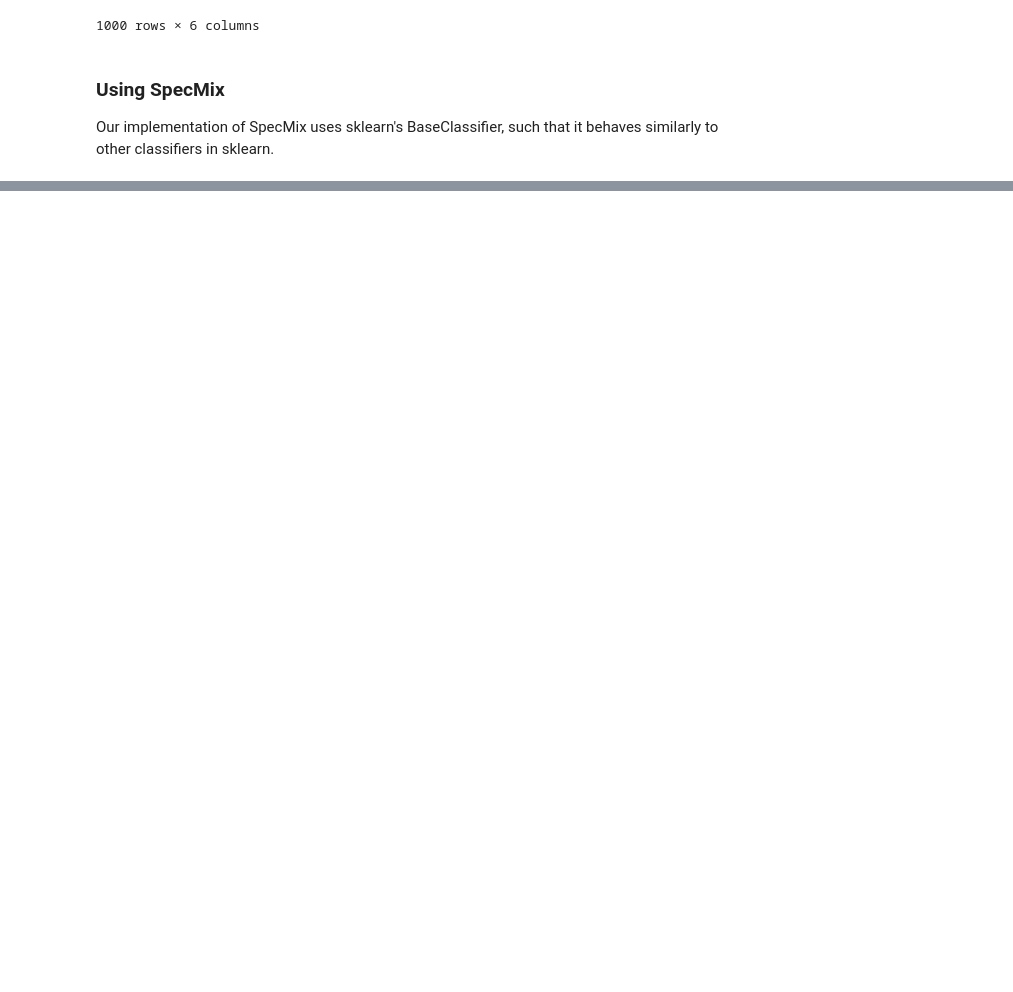
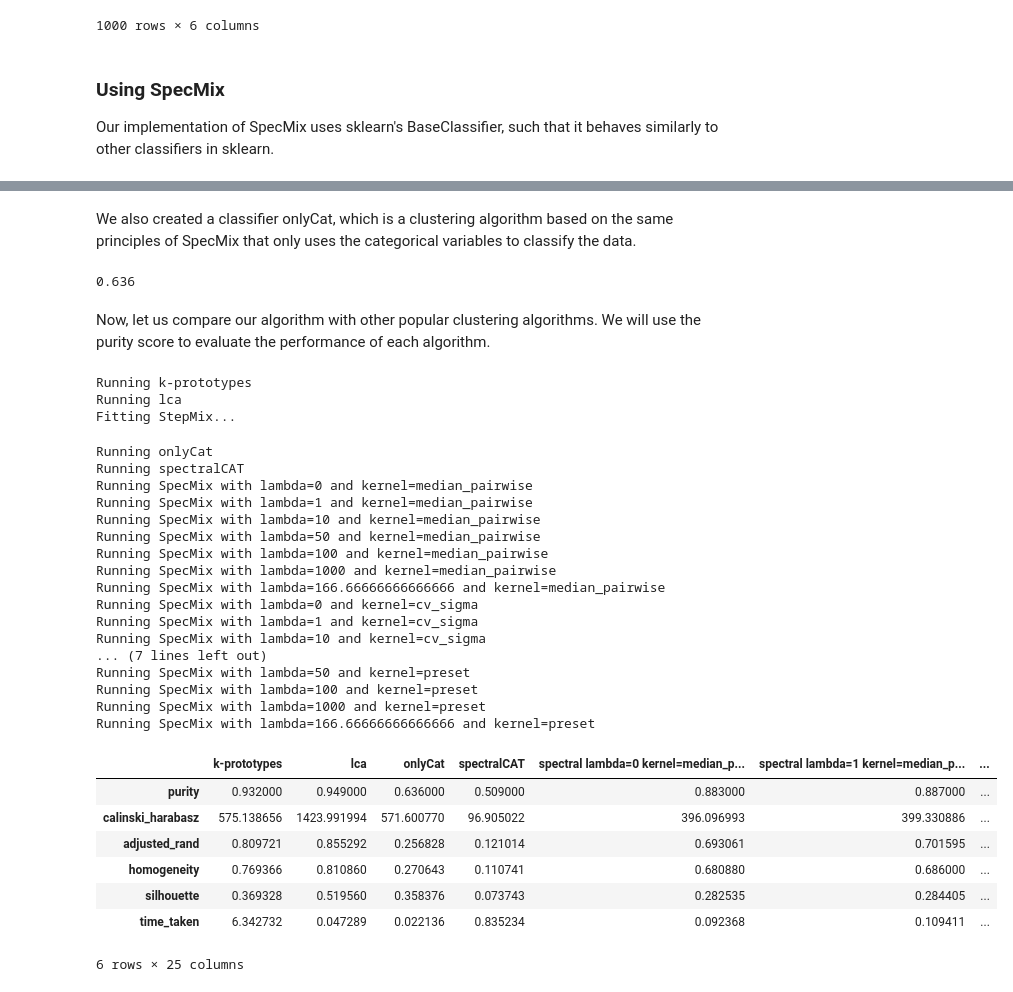
Before and after one commit to dylansoemitro/SpecMix, a Jupyter notebook: demo.ipynb, the cells around one changed output, grey strips where cells are left out. Cells and saved outputs as stored; diff of their text form; code cells hidden in the pictures; blank space fills up the shorter version.

```diff
--- a/demo.ipynb
+++ b/demo.ipynb
@@ -62,0 +60,64 @@ ModuleNotFoundError: No module named 'kmodes'
+# %% [markdown]
+We also created a classifier onlyCat, which is a clustering algorithm based on the same principles of SpecMix that only uses the categorical variables to classify the data.
+# %%
+from SpecMix.onlycat import onlyCat
+
+onlycat = onlyCat(n_clusters=3, random_state=0)
+
+#Fit the algorithm to the dataset
+onlycat.fit(df)
+
+predicted_labels = onlycat.labels_
+target_labels = df['target'].tolist()
+purity_score(target_labels, predicted_labels)
+# %% [output]
+0.636
+# %% [markdown]
+Now, let us compare our algorithm with other popular clustering algorithms. We will use the purity score to evaluate the performance of each algorithm.
+# %%
+from examples.benchmark_algorithms import compare_algorithms
+import numpy as np
+
+methods = ['k-prototypes', 'lca', 'spectral', 'onlyCat', 'spectralCAT']
+kernels = ['median_pairwise', 'cv_sigma', 'preset']
+n_categorical_features = 2
+n_samples = 1000
+n_clusters = 3
+lambdas = [0, 1, 10, 50, 100, 1000, n_samples/(n_clusters*n_categorical_features)]
+metrics = ['purity', 'calinski_harabasz', 'adjusted_rand', 'homogeneity', 'silhouette']
+sigmas = np.linspace(0.1, 10, 20)
+scaling = False
+
+scores = compare_algorithms(methods, df, df["target"].tolist(),  n_clusters, metrics=metrics,kernels=kernels,
+lambda_values=lambdas, sigmas=sigmas, scaling=scaling)
+
+scores
+# %% [output]
+Running k-prototypes
+Running lca
+Fitting StepMix...
+Running onlyCat
+Running spectralCAT
+Running SpecMix with lambda=0 and kernel=median_pairwise
+Running SpecMix with lambda=1 and kernel=median_pairwise
+Running SpecMix with lambda=10 and kernel=median_pairwise
+Running SpecMix with lambda=50 and kernel=median_pairwise
+Running SpecMix with lambda=100 and kernel=median_pairwise
+Running SpecMix with lambda=1000 and kernel=median_pairwise
+Running SpecMix with lambda=166.66666666666666 and kernel=median_pairwise
+Running SpecMix with lambda=0 and kernel=cv_sigma
+Running SpecMix with lambda=1 and kernel=cv_sigma
+Running SpecMix with lambda=10 and kernel=cv_sigma
+... (7 lines left out)
+Running SpecMix with lambda=50 and kernel=preset
+Running SpecMix with lambda=100 and kernel=preset
+Running SpecMix with lambda=1000 and kernel=preset
+Running SpecMix with lambda=166.66666666666666 and kernel=preset
+|  | k-prototypes | lca | onlyCat | spectralCAT | spectral lambda=0 kernel=median_p... | spectral lambda=1 kernel=median_p... | ... |
+| purity | 0.932000 | 0.949000 | 0.636000 | 0.509000 | 0.883000 | 0.887000 | ... |
+| calinski_harabasz | 575.138656 | 1423.991994 | 571.600770 | 96.905022 | 396.096993 | 399.330886 | ... |
+| adjusted_rand | 0.809721 | 0.855292 | 0.256828 | 0.121014 | 0.693061 | 0.701595 | ... |
+| homogeneity | 0.769366 | 0.810860 | 0.270643 | 0.110741 | 0.680880 | 0.686000 | ... |
+| silhouette | 0.369328 | 0.519560 | 0.358376 | 0.073743 | 0.282535 | 0.284405 | ... |
+| time_taken | 6.342732 | 0.047289 | 0.022136 | 0.835234 | 0.092368 | 0.109411 | ... |
+6 rows × 25 columns
```
Also changed, not shown: parts of 12 cells of this notebook, 4 other files.
